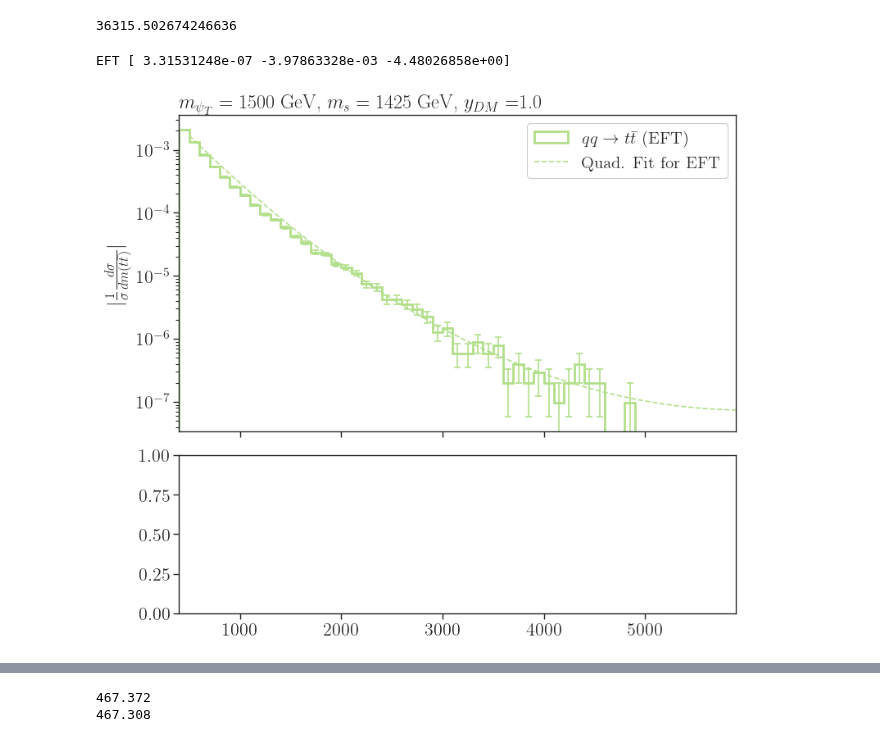
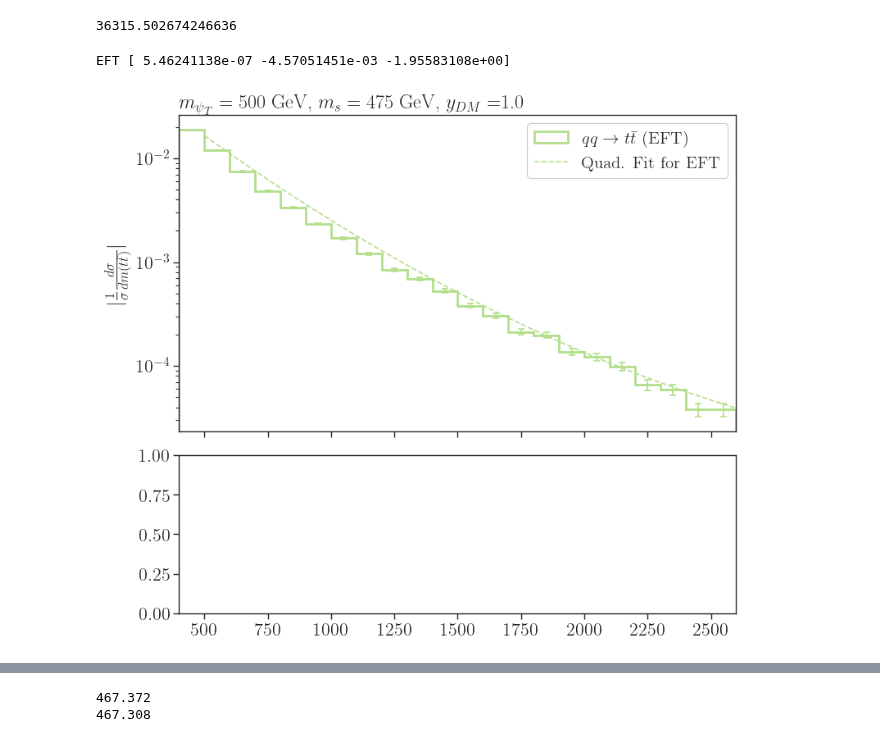
Before and after one commit to viniciusrocca/EFT_ToyModel, a Jupyter notebook: Plots/Distributions_qq_FindingBias.ipynb, the cells around one changed output, grey strips where cells are left out. Drawn from its saved outputs; the diff is of its cells as text; code cells hidden in the pictures.

```diff
--- a/Plots/Distributions_qq_FindingBias.ipynb
+++ b/Plots/Distributions_qq_FindingBias.ipynb
@@ -76,7 +76,7 @@ data = sorted(data, key=lambda d: d['mass_params'][0])
 # %%
 select = []
 for d in data:
-    if d['mass_params'][0] == 1500.0:
+    if d['mass_params'][0] == 500.0:
         select.append(d)
 
 print(select)
@@ -188,7 +188,7 @@ c = []
 
 #Loop over the processes
 for j,d in enumerate(select):
-    if r'$g g \to t \bar{t}$' in d['process']:
+    if r'$q q \to t \bar{t}$' in d['process']:
         labels.append('0')
         c.append('0')
         continue
@@ -288,7 +288,7 @@ mPsiT,mSDM = select[0]['mass_params']
 yDM = select[0]['ydm']
 
 
-bins = np.arange(400.,6000.,100.)
+bins = np.arange(400.,2700.,100.)
 
 #BSM plot arrays
 labels = []
@@ -357,35 +357,35 @@ for j,d in enumerate(select):
             p = np.poly1d(coeffs)
 
             # 6. Calculate the y-values by exponentiating the polynomial
             # This transforms the fitted parabola back into the curved exponential shape
             y_fit = np.exp(p(bin_centers))
 
             # 7. Plot the improved fit
             axarr[0].plot(bin_centers, y_fit, color=c[j], linestyle='--',
                           label=f'Quad. Fit for {model}')
 
         # =================================================================
         # END: New fit section
         # =================================================================
 
 
 
 #Main plot configs
 axarr[0].legend(framealpha=1.0,loc='upper right',fontsize=15)
 axarr[0].set_title(r'$m_{\psi_T} = %1.0f$ GeV, $m_{s} = %1.0f$ GeV, $y_{DM} = $%1.1f' %(mPsiT,mSDM,yDM),
                loc='left')
 axarr[0].set_yscale('log')
 axarr[0].set_ylabel(r'$|\frac{1}{\sigma}\frac{d \sigma}{d m(t\bar{t})}|$')
 axarr[0].set_xlim(bins.min(),bins.max())
 #axarr[0].set_ylim(1e-8,1e-1)
 
 
 
 
 plt.show()
 # %% [output]
-EFT [ 3.31531248e-07 -3.97863328e-03 -4.48026858e+00]
+EFT [ 5.46241138e-07 -4.57051451e-03 -1.95583108e+00]
-[figure, old version]
+[figure, new version]
 # %%
 
 
```
Also changed, not shown: parts of 10 cells of this notebook.
